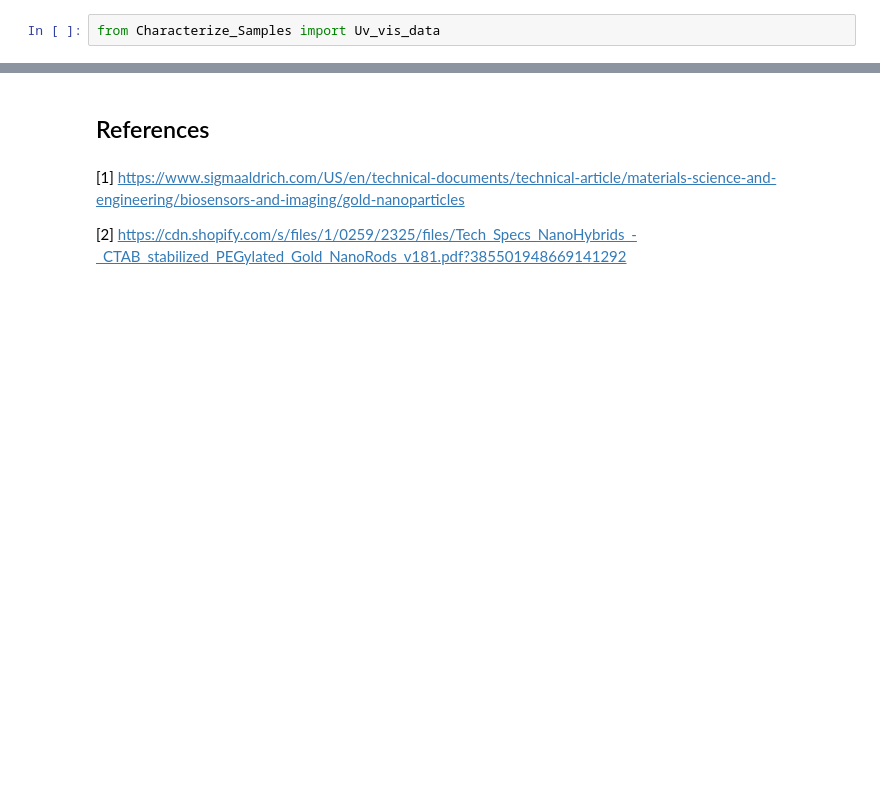
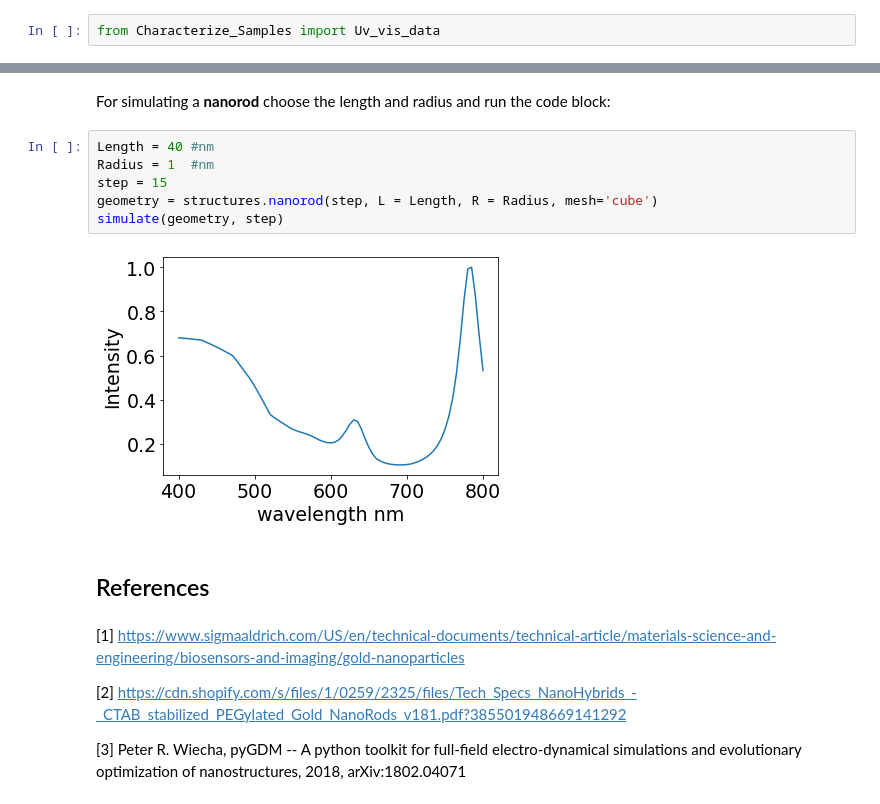
Before and after one commit to pozzo-research-group/OT2-Course-MSE, a Jupyter notebook: 3.Characterize_Samples/Gold Nanoparticle Characterization.ipynb, the cells around one changed output, grey strips where cells are left out. Drawn from its saved outputs; the diff is of its cells as text; blank space fills up the shorter version.

```diff
--- a/3.Characterize_Samples/Gold Nanoparticle Characterization.ipynb
+++ b/3.Characterize_Samples/Gold Nanoparticle Characterization.ipynb
@@ -43,6 +92,18 @@ plot.plot_all_spectra(option = 1)
+# %% [markdown]
+For simulating a **nanorod** choose the length and radius and run the code block:
+# %%
+Length = 40 #nm
+Radius = 1  #nm
+step = 15
+geometry = structures.nanorod(step, L = Length, R = Radius, mesh='cube')
+simulate(geometry, step)
+# %% [output]
+[figure, added]
 # %% [markdown]
 ## References
 # %% [markdown]
 [1] https://www.sigmaaldrich.com/US/en/technical-documents/technical-article/materials-science-and-engineering/biosensors-and-imaging/gold-nanoparticles
 
 [2] https://cdn.shopify.com/s/files/1/0259/2325/files/Tech_Specs_NanoHybrids_-_CTAB_stabilized_PEGylated_Gold_NanoRods_v181.pdf?385501948669141292
+
+[3] Peter R. Wiecha, pyGDM -- A python toolkit for full-field electro-dynamical simulations and evolutionary optimization of nanostructures, 2018, arXiv:1802.04071
```
Also changed, not shown: parts of 8 cells of this notebook, 1 other file.
